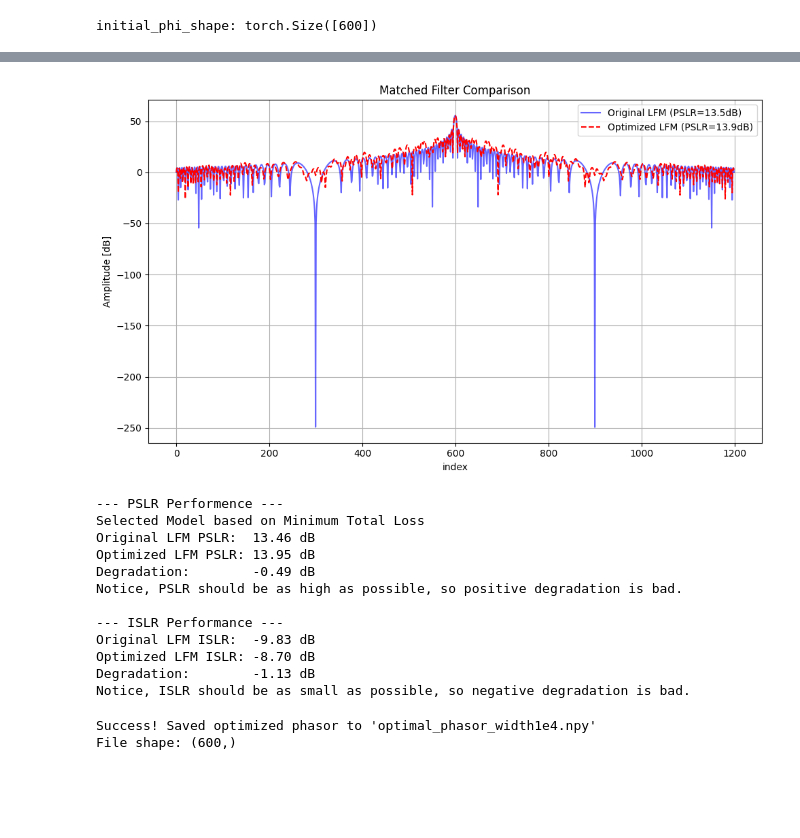
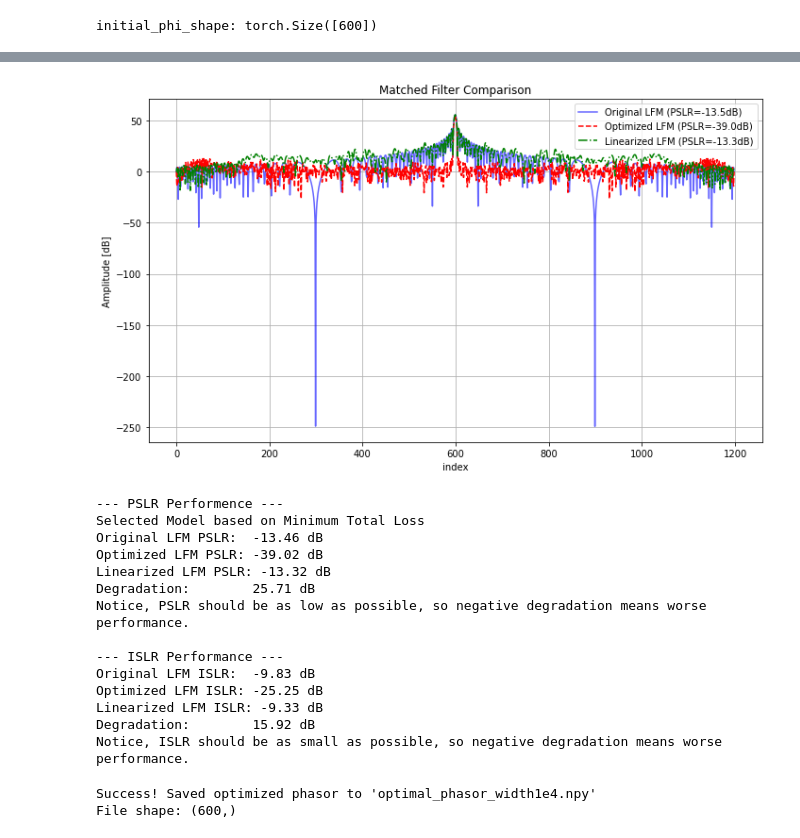
Before and after one commit to OriNik100/Spec_Null, a Jupyter notebook: non_linear_eq3.ipynb, the cells around one changed output, grey strips where cells are left out. Drawn from its saved outputs; the diff is of its cells as text; code cells hidden in the pictures; blank space fills up the shorter version.

```diff
--- a/non_linear_eq3.ipynb
+++ b/non_linear_eq3.ipynb
@@ -61,7 +63,6 @@ Targets defined at: [0.3997802734375] MHz
 # %%
 from version1 import getphi
 phi_start =  torch.tensor(getphi(null_freqs), dtype=torch.float64, requires_grad=True)
-print("initial_phi_shape:", phi_start.shape)
+phi_start = phi_start.squeeze()
 
-phi_start = phi_start.squeeze()
-print("initial_phi_shape_after_squeeze:", phi_start.shape)
+s_lin = s_base * torch.exp(1j * phi_start)
@@ -158,16 +166,18 @@ beta_norm = 1
 beta_pslr = 1
 beta_islr = 1
 
-beta_div1 = 10000
-beta_div2 = 10000
+beta_div1 = 1
+beta_div2 = 1
 
 norm_smooth = 1/3.3783233686063587
-norm_norm = 1/12.377391138907695
 norm_div1 = 1/0.000978264127076254
 norm_div2 = 1/0.000861558612898089
-norm_pslr = 1/13.318276440735374
-norm_islr = 1/9.327622236167345
 norm_nulls = 1/0.46179487055553126
+norm_norm =1/12.377391138907695
+
+norm_pslr =1/21.469782462562364
+norm_islr =1/0.11674486206525744
+
 
 optimizer = torch.optim.Adam([phi], lr=learning_rate)
 print(f"Starting Multi-Null Optimization ({iterations} iterations)...")
@@ -216,9 +226,10 @@ for i in range(iterations):
         loss_div1 = 0
         loss_div2 = 0
 
-    mf_db, pslr, islr = calculate_mf_pslr_islr_torch(s_transmit)
+    mf_db, pslr, islr = calculate_mf_pslr_islr_torch(s_transmit, False)
 
-    loss_pslr = -1*beta_pslr * pslr*norm_pslr
+
+    loss_pslr = beta_pslr * pslr*norm_pslr
     loss_islr = beta_islr * islr *norm_islr
 
 
@@ -369,52 +380,58 @@ with torch.no_grad():
     s_base_np = s_base.numpy()
 
     s_base = torch.tensor(s_base).detach().clone()
+    s_lin = torch.tensor(s_lin).detach().clone()
 
 mf_orig_db, pslr_orig, islr_orig = calculate_mf_pslr_islr_torch(s_base)
 mf_new_db, pslr_new, islr_new = calculate_mf_pslr_islr_torch(s_best)
+mf_lin_db, pslr_lin, islr_lin = calculate_mf_pslr_islr_torch(s_lin)
 
 plt.figure(figsize=(10, 6))
 plt.plot(mf_orig_db, label=f'Original LFM (PSLR={pslr_orig:.1f}dB)', color='blue', alpha=0.6)
 plt.plot(mf_new_db, label=f'Optimized LFM (PSLR={pslr_new:.1f}dB)', color='red', linestyle='--')
-
+plt.plot(mf_lin_db, label=f'Linearized LFM (PSLR={pslr_lin:.1f}dB)', color='green', linestyle='-.')
 plt.title("Matched Filter Comparison")
 plt.xlabel("index")
 plt.ylabel("Amplitude [dB]")
 plt.legend()
 plt.grid(True)
 plt.tight_layout()
 plt.show()
 
 print(f"--- PSLR Performence ---")
 print(f"Selected Model based on Minimum Total Loss")
 print(f"Original LFM PSLR:  {pslr_orig:.2f} dB")
 print(f"Optimized LFM PSLR: {pslr_new:.2f} dB")
-print(f"Degradation:        {pslr_orig - pslr_new:.2f} dB")
-print("Notice, PSLR should be as high as possible, so positive degradation is bad.\n")
+print(f"Linearized LFM PSLR: {pslr_lin:.2f} dB")
+print(f"Degradation:        {pslr_lin - pslr_new:.2f} dB")
+print("Notice, PSLR should be as low as possible, so negative degradation means worse performance.\n")
 
 
 print(f"--- ISLR Performance ---")
 print(f"Original LFM ISLR:  {islr_orig:.2f} dB")
 print(f"Optimized LFM ISLR: {islr_new:.2f} dB")
-print(f"Degradation:        {islr_orig - islr_new:.2f} dB")
-print("Notice, ISLR should be as small as possible, so negative degradation is bad.\n")
+print(f"Linearized LFM ISLR: {islr_lin:.2f} dB")
+print(f"Degradation:        {islr_lin - islr_new:.2f} dB")
+print("Notice, ISLR should be as small as possible, so negative degradation means worse performance.\n")
 
 # lags = np.arange(-len(s_base_np) + 1, len(s_base_np))
 # time_lags = (lags / Fs) * 1e6
 # %% [output]
-[figure, old version]
+[figure, new version]
 --- PSLR Performence ---
 Selected Model based on Minimum Total Loss
-Original LFM PSLR:  13.46 dB
-Optimized LFM PSLR: 13.95 dB
-Degradation:        -0.49 dB
-Notice, PSLR should be as high as possible, so positive degradation is bad.
+Original LFM PSLR:  -13.46 dB
+Optimized LFM PSLR: -39.02 dB
+Linearized LFM PSLR: -13.32 dB
+Degradation:        25.71 dB
+Notice, PSLR should be as low as possible, so negative degradation means worse performance.
 
 --- ISLR Performance ---
 Original LFM ISLR:  -9.83 dB
-Optimized LFM ISLR: -8.70 dB
-Degradation:        -1.13 dB
-Notice, ISLR should be as small as possible, so negative degradation is bad.
+Optimized LFM ISLR: -25.25 dB
+Linearized LFM ISLR: -9.33 dB
+Degradation:        15.92 dB
+Notice, ISLR should be as small as possible, so negative degradation means worse performance.
 # %%
 #5 Saving phi
 phi_numpy = best_phi.detach().cpu().numpy()
```
Also changed, not shown: parts of 6 cells of this notebook.
